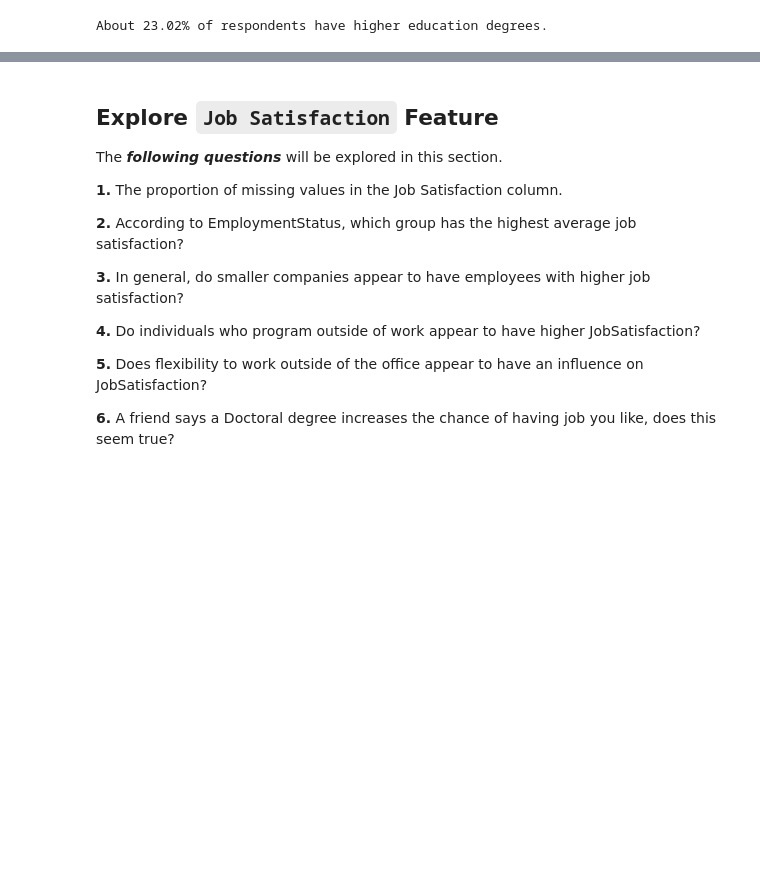
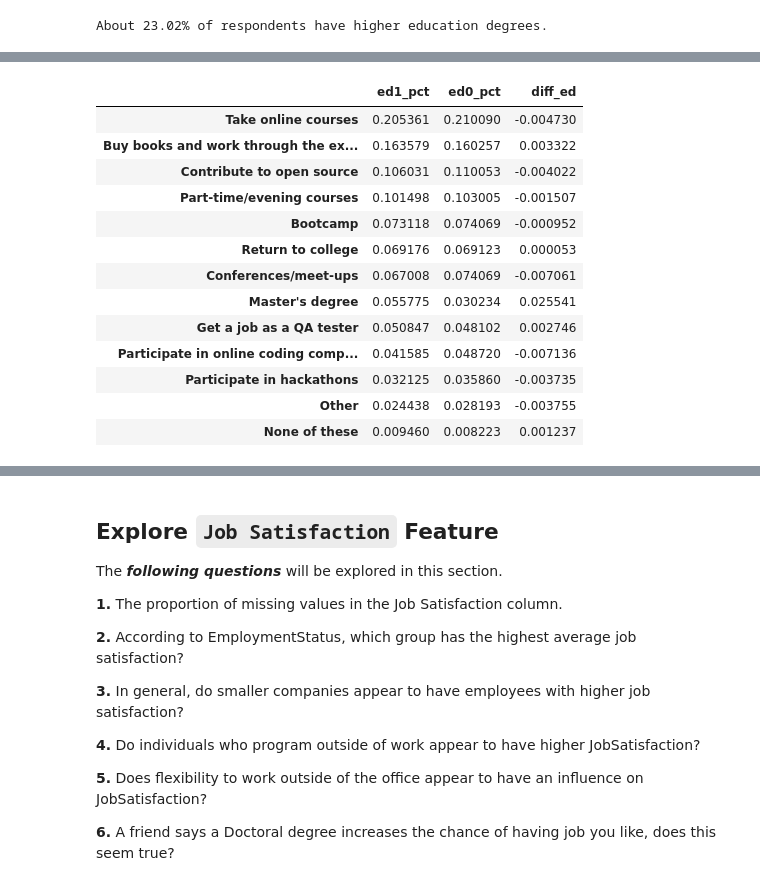
Before and after one commit to Alex-YuZ/SurveyDataAnalysis, a Jupyter notebook: SurveyDataAnalysis.ipynb, the cells around one changed output, grey strips where cells are left out. Drawn from its saved outputs; the diff is of its cells as text; code cells hidden in the pictures; blank space fills up the shorter version.

```diff
--- a/SurveyDataAnalysis.ipynb
+++ b/SurveyDataAnalysis.ipynb
@@ -469,0 +544,24 @@ df[['FormalEducation', 'higher_ed']]
+# %%
+ed1_pct = pct_by_method(df1, "Method of Educating Suggested by higher1", plot=False)
+ed0_pct = pct_by_method(df2, "Method of Educating Suggested by higher0", plot=False)
+# %%
+cmb_df = pd.concat([ed1_pct, ed0_pct], axis=1)
+cmb_df.rename(columns={0: 'ed1_pct', 1: 'ed0_pct'}, inplace=True)
+cmb_df['diff_ed'] = cmb_df.ed1_pct - cmb_df.ed0_pct
+# %%
+cmb_df
+# %% [output]
+|  | ed1_pct | ed0_pct | diff_ed |
+| Take online courses | 0.205361 | 0.210090 | -0.004730 |
+| Buy books and work through the ex... | 0.163579 | 0.160257 | 0.003322 |
+| Contribute to open source | 0.106031 | 0.110053 | -0.004022 |
+| Part-time/evening courses | 0.101498 | 0.103005 | -0.001507 |
+| Bootcamp | 0.073118 | 0.074069 | -0.000952 |
+| Return to college | 0.069176 | 0.069123 | 0.000053 |
+| Conferences/meet-ups | 0.067008 | 0.074069 | -0.007061 |
+| Master's degree | 0.055775 | 0.030234 | 0.025541 |
+| Get a job as a QA tester | 0.050847 | 0.048102 | 0.002746 |
+| Participate in online coding comp... | 0.041585 | 0.048720 | -0.007136 |
+| Participate in hackathons | 0.032125 | 0.035860 | -0.003735 |
+| Other | 0.024438 | 0.028193 | -0.003755 |
+| None of these | 0.009460 | 0.008223 | 0.001237 |
```
Also changed, not shown: parts of 13 cells of this notebook.
